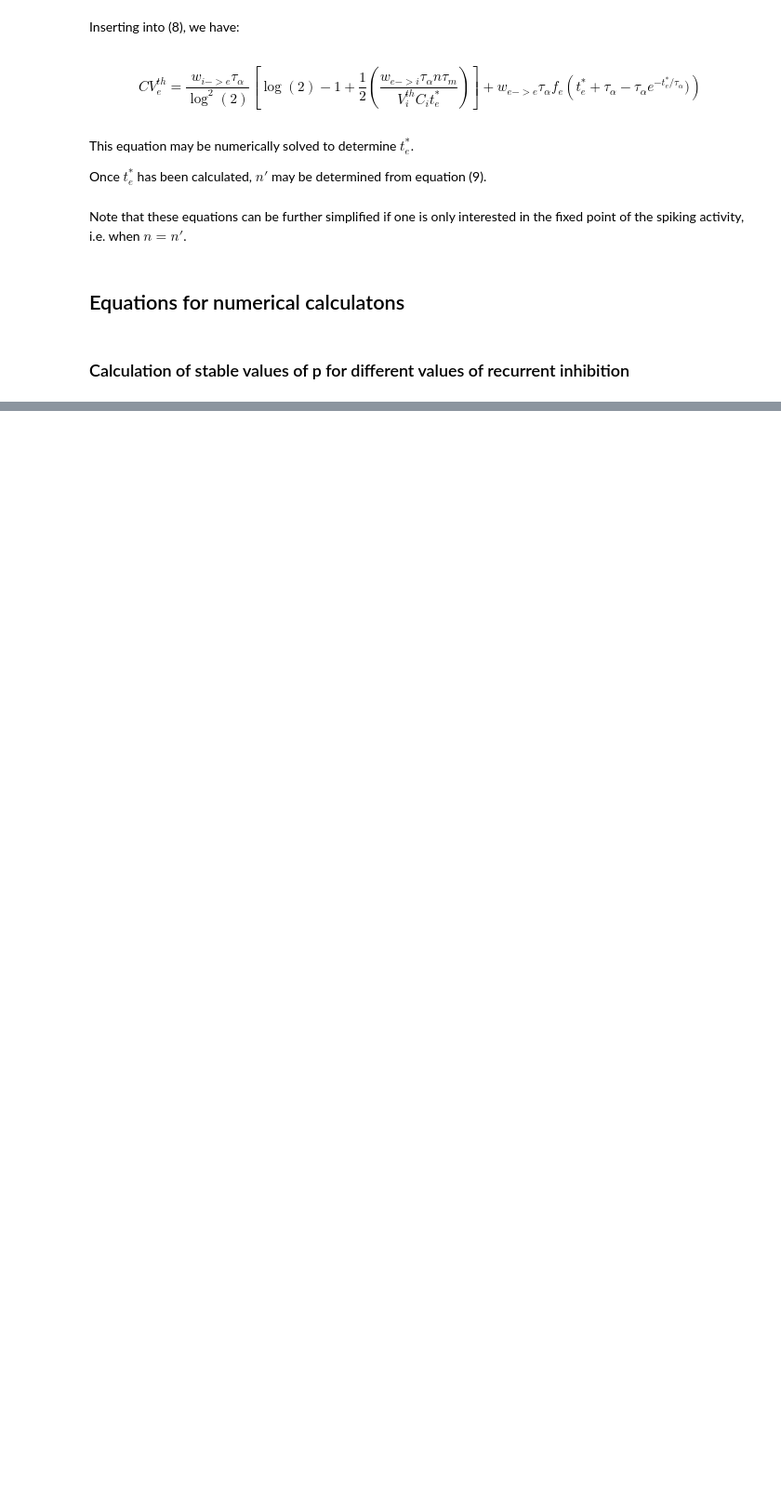
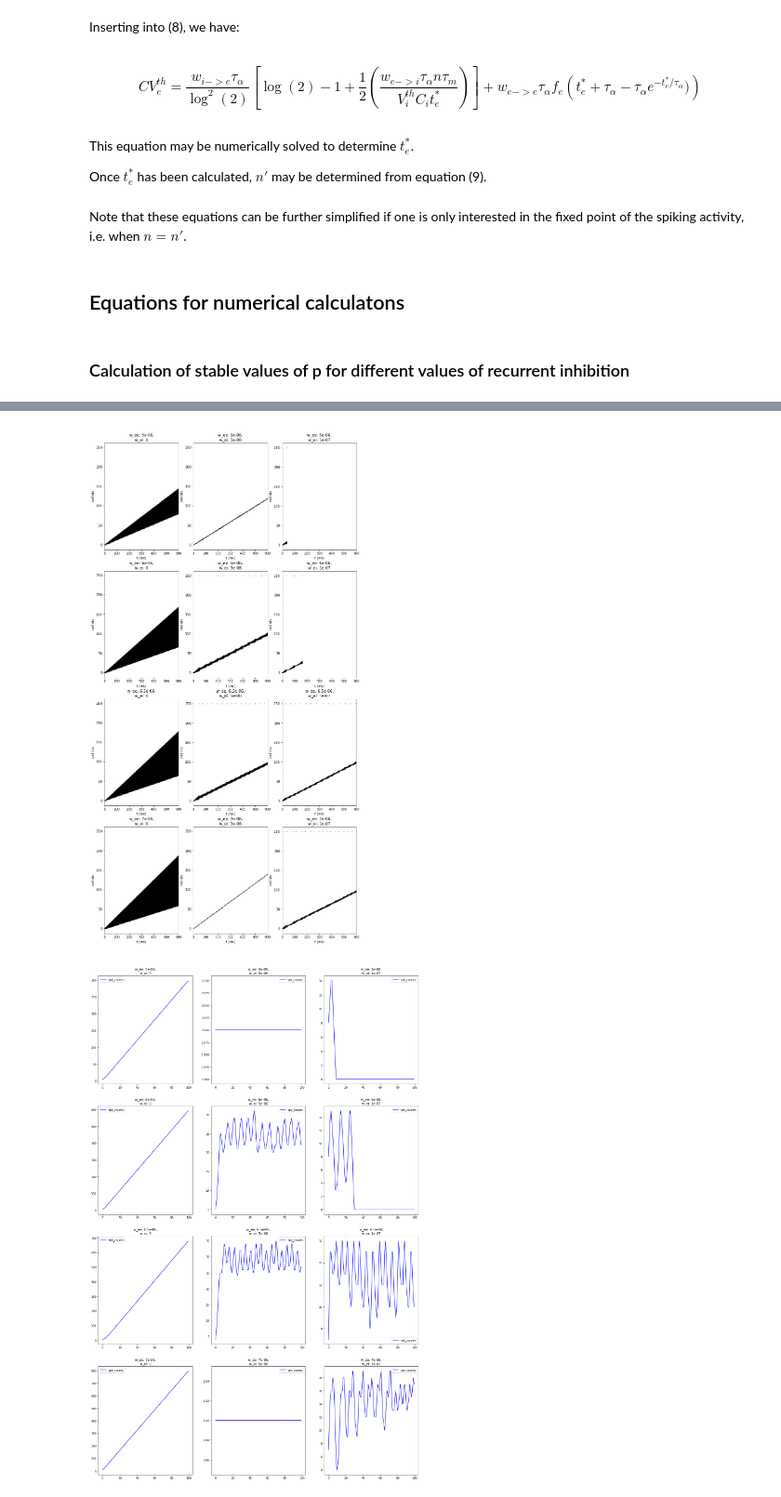
Before and after one commit to davidgbe/synfire_chain_growth, a Jupyter notebook: 1D_chain_bursting_neurons_with_inh_21_05_19/1D chain of LIF neurons (mean field theory) 9 conditions-Copy1.ipynb, the cells around one changed output, grey strips where cells are left out. Shown at 93% size. Cells and saved outputs as stored; diff of their text form; code cells hidden in the pictures; blank space fills up the shorter version.

Commit message:
with single cells rules + silent only

```diff
--- a/1D_chain_bursting_neurons_with_inh_21_05_19/1D chain of LIF neurons (mean field theory) 9 conditions-Copy1.ipynb
+++ b/1D_chain_bursting_neurons_with_inh_21_05_19/1D chain of LIF neurons (mean field theory) 9 conditions-Copy1.ipynb
@@ -374,7 +374,7 @@ def speed_test(M, buffer=200):
         f_b = M.F_B,
         t_b = M.T_B,
         t_a = tau_a,
-        sparse = False,
+        sparse = True,
     )
 
     S = Generic(RNG_SEED=0, T=1.5, DT=dt)
@@ -443,0 +459,50 @@ p: 154.08925884079687
+# %%
+scale = 1.4
+n = len(w_ee_vals)
+n_2 = len(w_ei_vals)
+fig, axs = plt.subplots(n, n_2, sharex=False, sharey=False, figsize=(10 * scale, 5 * n * scale))
+colors = ['red', 'black', 'green', 'blue', 'purple', 'brown', 'pink']
+
+fig_3, axs_3 = plt.subplots(n, n_2, sharex=False, sharey=False, figsize=(15 * scale, 6 * n * scale))
+
+stable_spike_nums = []
+propagation_speeds = []
+
+for j, (w_ee, w_ei_vals, all_p_for_ei_vals, rasters_for_ei_vals) in enumerate(data):
+    stable_spike_nums.append([])
+    propagation_speeds.append([])
+    for k, rasters in enumerate(rasters_for_ei_vals):
+        propagation_speeds_for_condition = []
+        stable_spike_nums_for_condition = []
+
+        for l, raster in enumerate(rasters):
+            if l == 0:
+                trial_title = f'\nw_ee: {w_ee},\nw_ei: {w_ei_vals[k]}'
+                axs[j, k].scatter(raster[0, :] * 1000, raster[1, :], c='black', s=1)
+                axs[j, k].set_title(trial_title)
+            spk_counts = []
+            z_samples = [n for n in range(100)]
+            for z in z_samples:
+                n_spikes_for_z = np.sum(raster[1, :] == z)
+                spk_counts.append(n_spikes_for_z)
+
+            if spk_counts[-1] > 0:
+                stable_spike_nums_for_condition.append(np.mean(spk_counts[30:]))
+                propagation_speeds_for_condition.append(all_p_for_ei_vals[k][l])
+
+            if l == 0:
+                axs_3[j, k].plot(z_samples[:len(spk_counts)], spk_counts, label='spk_counts', color='blue')
+                axs_3[j, k].set_title(trial_title)
+                axs_3[j, k].legend()
+        stable_spike_nums[-1].append(np.mean(stable_spike_nums_for_condition))
+        propagation_speeds[-1].append(np.mean(propagation_speeds_for_condition))
+
+for i in range(0, n):
+    for k in range(0, n_2):
+        axs[i, k].set_xlabel(r't (ms)')
+        axs[i, k].set_ylabel('cell idx')
+#         axs[i, k].set_ylim(-0.5, 150)
+        axs[i, k].set_xlim(0, 600)
+# %% [output]
+[figure, added]
+[figure, added]
```
Also changed, not shown: parts of 7 cells of this notebook, 21 other files.
